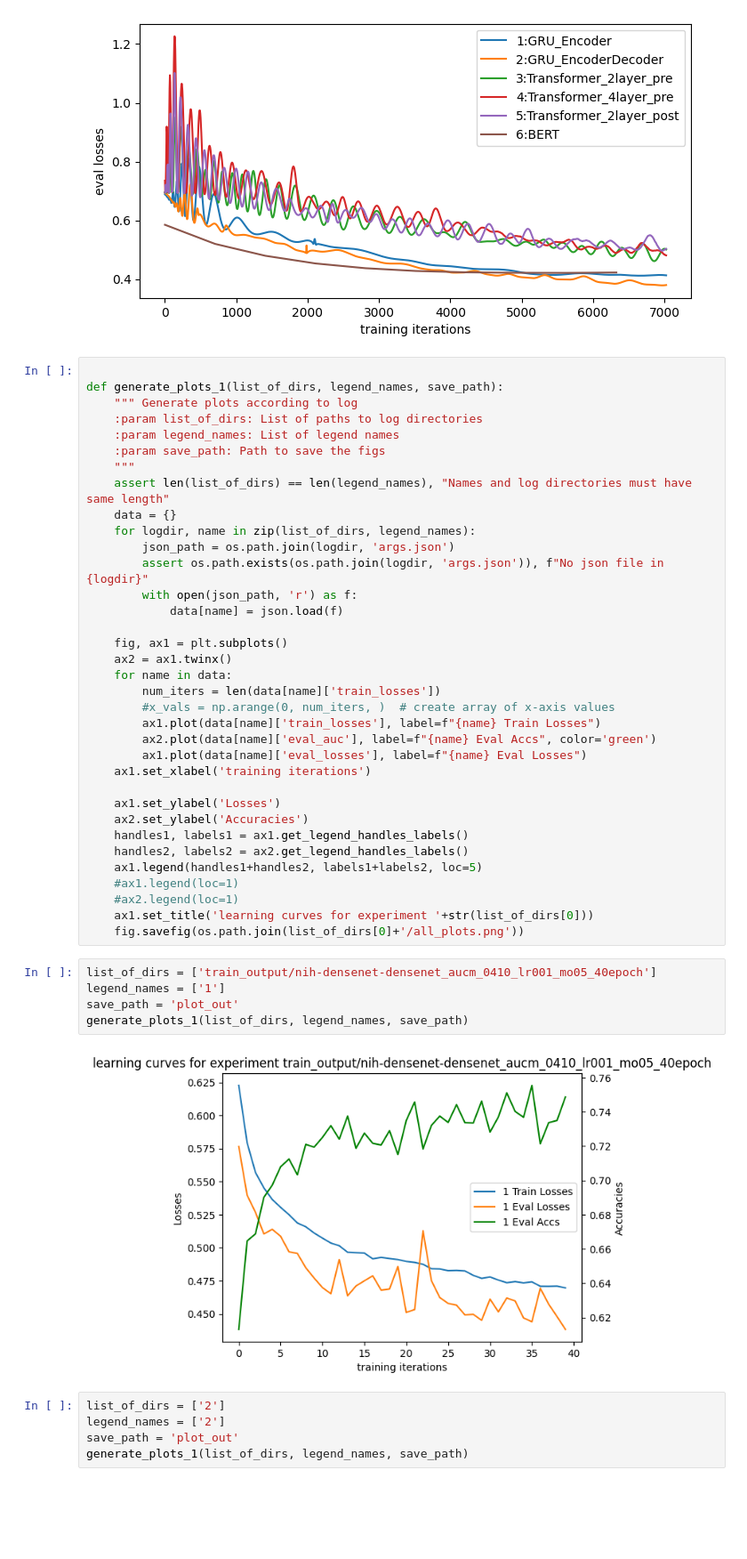
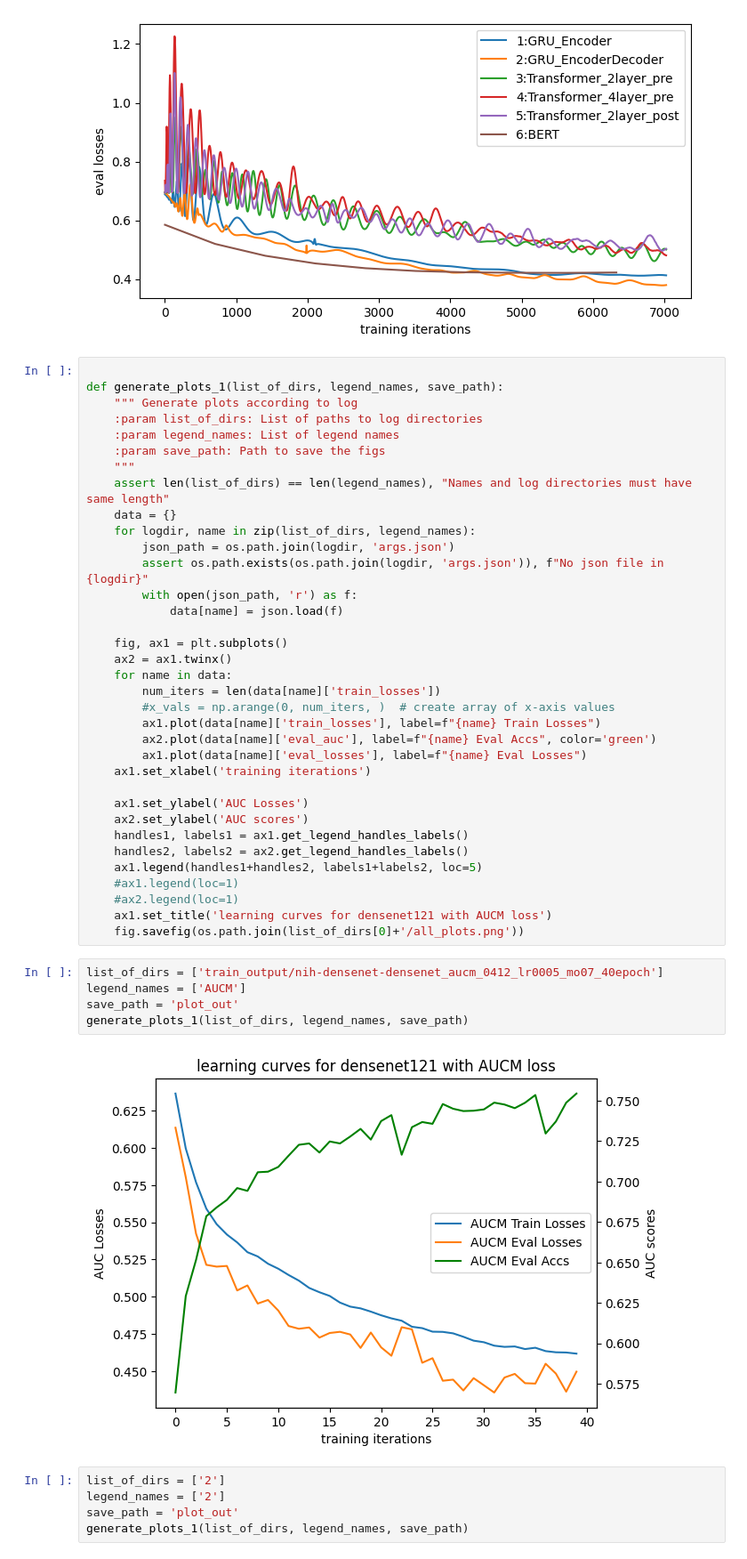
Before and after one commit to haooyuee/xrayvision-diy, a Jupyter notebook: plot.ipynb, the cells around one changed output. Shown: that part at 89% size. Cells and saved outputs as stored; diff of their text form; blank space fills up the shorter version.

```diff
--- a/plot.ipynb
+++ b/plot.ipynb
@@ -69,22 +101,22 @@ def generate_plots_1(list_of_dirs, legend_names, save_path):
         ax1.plot(data[name]['eval_losses'], label=f"{name} Eval Losses")
     ax1.set_xlabel('training iterations')
 
-    ax1.set_ylabel('Losses')
-    ax2.set_ylabel('Accuracies')
+    ax1.set_ylabel('AUC Losses')
+    ax2.set_ylabel('AUC scores')
     handles1, labels1 = ax1.get_legend_handles_labels()
     handles2, labels2 = ax2.get_legend_handles_labels()
     ax1.legend(handles1+handles2, labels1+labels2, loc=5)
     #ax1.legend(loc=1)
     #ax2.legend(loc=1)
-    ax1.set_title('learning curves for experiment '+str(list_of_dirs[0]))
+    ax1.set_title('learning curves for densenet121 with AUCM loss')
     fig.savefig(os.path.join(list_of_dirs[0]+'/all_plots.png'))
 # %%
-list_of_dirs = ['train_output/nih-densenet-densenet_aucm_0410_lr001_mo05_40epoch']
-legend_names = ['1']
+list_of_dirs = ['train_output/nih-densenet-densenet_aucm_0412_lr0005_mo07_40epoch']
+legend_names = ['AUCM']
 save_path = 'plot_out'
 generate_plots_1(list_of_dirs, legend_names, save_path)
 # %% [output]
-[figure, old version]
+[figure, new version]
 # %%
 list_of_dirs = ['2']
 legend_names = ['2']
```
Also changed, not shown: parts of 2 cells of this notebook, 3 other files.
